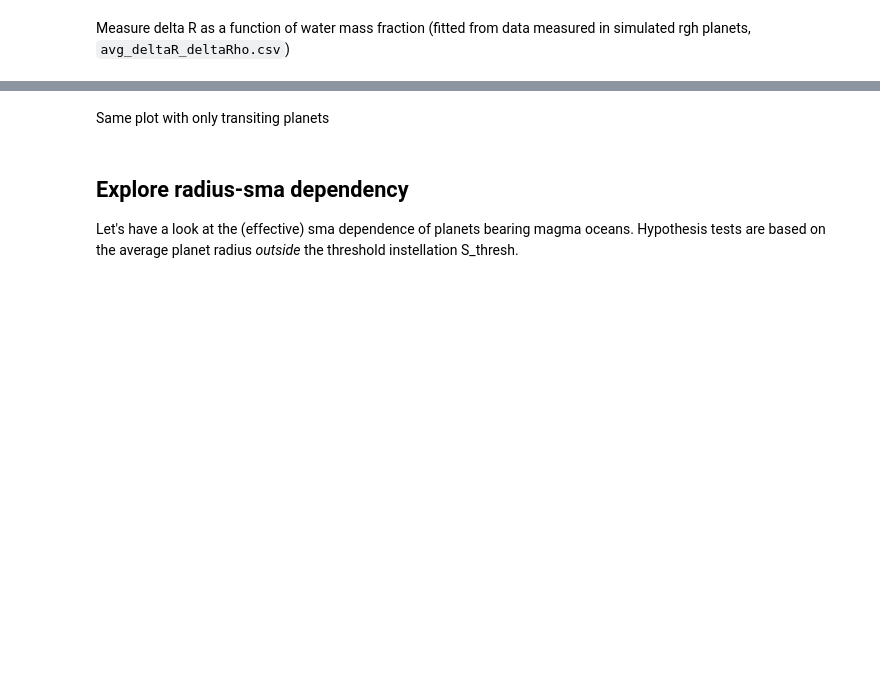
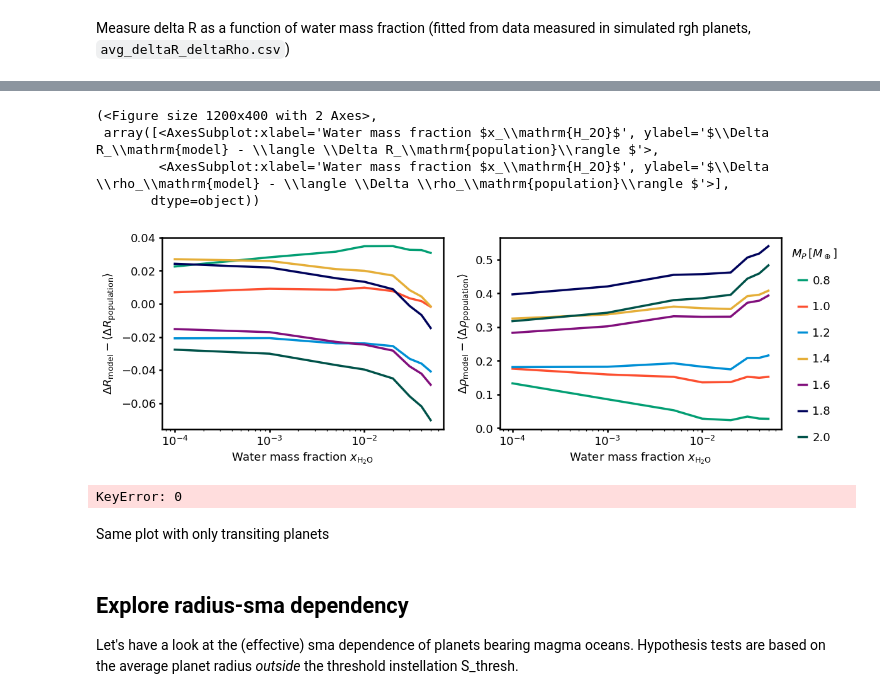
Before and after one commit to matiscke/hz-inner-edge-discontinuity, a Jupyter notebook: src/scripts/magmaocean.ipynb, the cells around one changed output, grey strips where cells are left out. Drawn from its saved outputs; the diff is of its cells as text; code cells hidden in the pictures; blank space fills up the shorter version.

```diff
--- a/src/scripts/magmaocean.ipynb
+++ b/src/scripts/magmaocean.ipynb
@@ -361,3 +406,68 @@ Text(0.002382459421658162, 0.08, 'b = 0.26')
+# %%
+target_mass = 1.0   # mass to compare in Earth masses
+# target_mass = sample.to_pandas().M.mean()   # mass to compare in Earth masses
+
+def plot_model_pop_comparison():
+    fig, axs = plt.subplots(1,2, figsize=[12, 4])
+
+    r2rho = lambda M, R: CONST['rho_Earth']*M/R**3
+    for i, x in enumerate(['R', 'rho']):
+        ax = axs[i]
+        for target_mass in np.linspace(0.8, 2., 7):
+            # compute dry radius at target mass
+            mr_dry = mass_radius[mass_radius.wrr == 0.]
+            mr_drym = mr_dry.iloc[(mr_dry.mass - target_mass).abs().argsort()[0],:]
+
+            if x == 'R':
+                dry_x = mr_drym.radius
+            elif x == 'rho':
+                dry_x = r2rho(mr_drym.mass, mr_drym.radius)
+
+            wrrs = mass_radius.wrr.unique()
+            dx_models = []
+            dx_pop = []
+            for wrri in wrrs:
+                # for each water mass fraction, compute difference between model and synthetic population mean
+                mrwrr = mass_radius[mass_radius.wrr == wrri]
+                mrwrr.reset_index(drop=True, inplace=True)
+                mrwrrm = mrwrr.iloc[(mrwrr.mass - target_mass).abs().argsort()[0],:]
+                if x == 'R':
+                    dx_models.append(mrwrrm.radius_tot - dry_x)
+                elif x == 'rho':
+                    dx_models.append(r2rho(mrwrrm.mass, mrwrrm.radius_tot) - dry_x)
+
+                dx_pop.append(avg_deltaR_deltaRho[avg_deltaR_deltaRho.gh_increase
+                                                         & avg_deltaR_deltaRho.water_incorp & (avg_deltaR_deltaRho.wrr == wrri)]['delta_' + x])
+
+            # plt.scatter(dx_models, dx_pop)
+            ax.plot(wrrs, np.subtract(np.array(dx_models), np.array(dx_pop).flatten()), label='{:.1f}'.format(target_mass))
+        ax.set_xscale('log')
+        ax.set_xlabel('Water mass fraction $x_\mathrm{H_2O}$')
+        if x == 'R':
+            ax.set_ylabel(r'$\Delta {0}_\mathrm{{model}} - \langle \Delta {0}_\mathrm{{population}}\rangle $'.format(x))
+        elif x == 'rho':
+            ax.set_ylabel(r'$\Delta \{0}_\mathrm{{model}} - \langle \Delta \{0}_\mathrm{{population}}\rangle $'.format(x))
+    ax.legend(loc='upper left', ncol=1, bbox_to_anchor=(1.0, 1.0), title='$M_P \, [M_\oplus]$',
+                   frameon=False, labelspacing=1.3)
+    return fig, axs
+
+plot_model_pop_comparison()
+# %% [output]
+(<Figure size 1200x400 with 2 Axes>,
+ array([<AxesSubplot:xlabel='Water mass fraction $x_\\mathrm{H_2O}$', ylabel='$\\Delta R_\\mathrm{model} - \\langle \\Delta R_\\mathrm{population}\\rangle $'>,
+        <AxesSubplot:xlabel='Water mass fraction $x_\\mathrm{H_2O}$', ylabel='$\\Delta \\rho_\\mathrm{model} - \\langle \\Delta \\rho_\\mathrm{population}\\rangle $'>],
+       dtype=object))
+[figure, added]
+# %%
+
+mrwrr = mass_radius[mass_radius.wrr == wrri]
+mrwrr.reset_index(drop=True, inplace=True)
+mrwrrm = mrwrr.iloc[(mrwrr.mass - target_mass).abs().argsort()[0],:]
+
+
+# mass_radius[(mass_radius.wrr == wrri)].iloc[(mass_radius[(mass_radius.wrr == wrri)].mass - target_mass).abs().argsort().reset_index()[0],:]
+# %% [output]
+KeyError: 0
 # %%
 # # show sample in period-radius:
 
```
Also changed, not shown: parts of 18 cells of this notebook, 3 other files.
